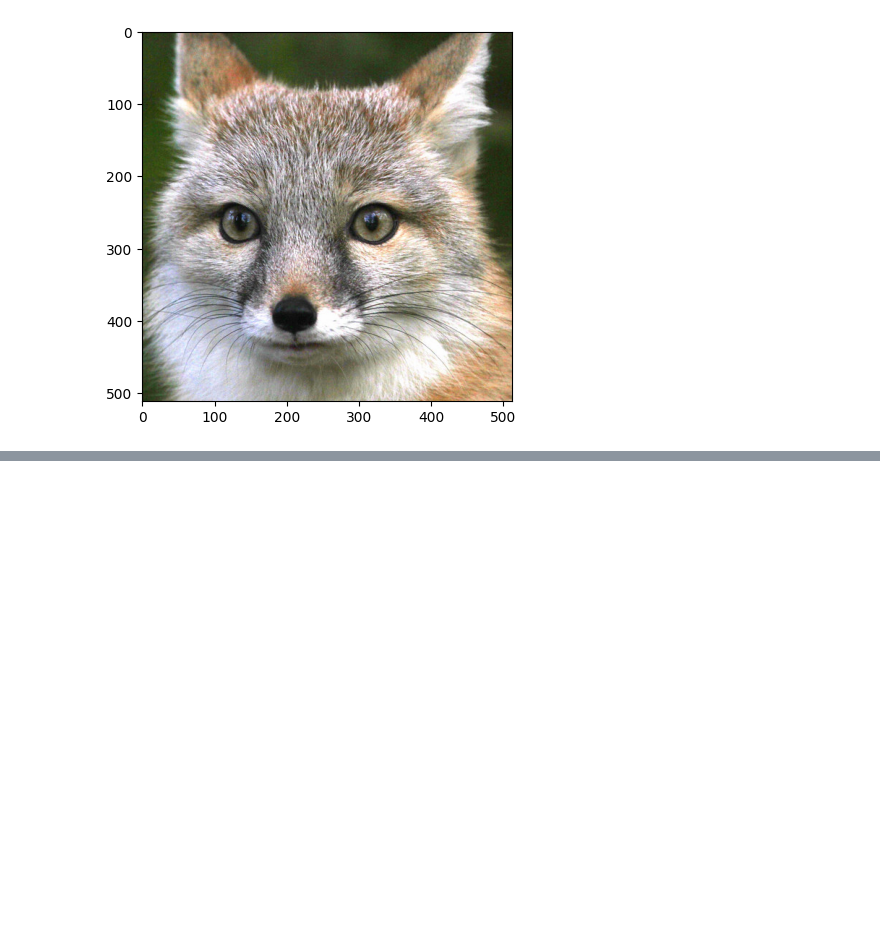
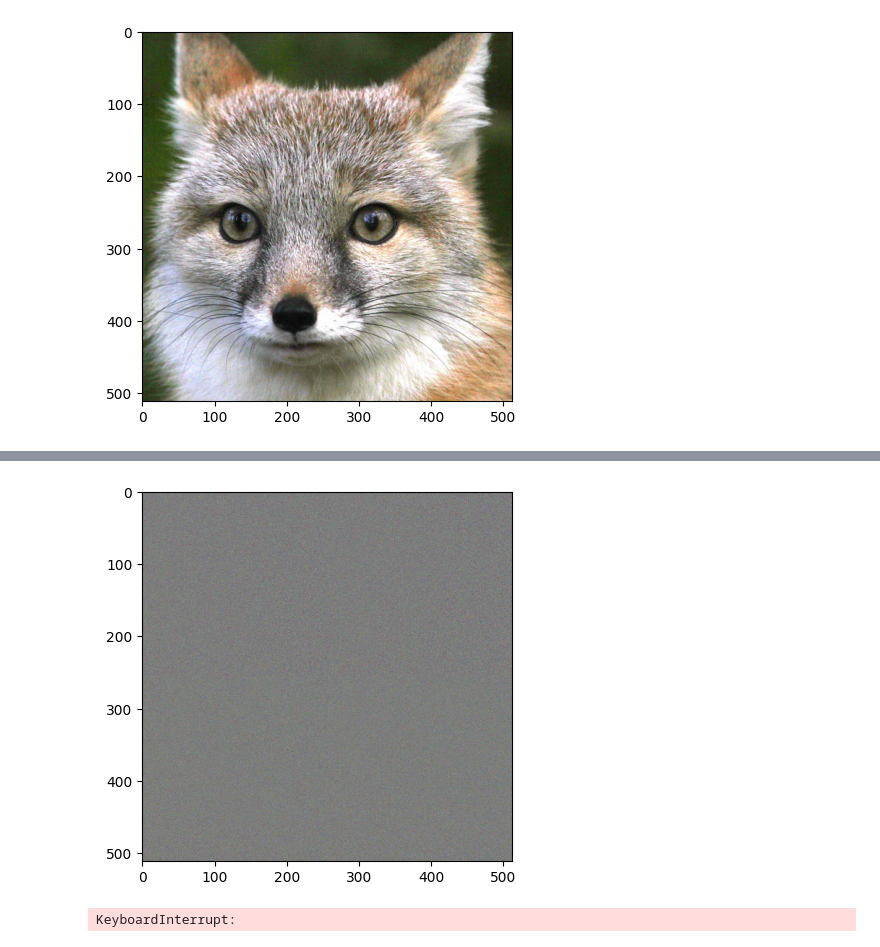
Before and after one commit to ycheon1101/my_research, a Jupyter notebook: coord_rgb/fourier_pytorch.ipynb, the cells around one changed output, grey strips where cells are left out. Cells and saved outputs as stored; diff of their text form; code cells hidden in the pictures; blank space fills up the shorter version.

```diff
--- a/coord_rgb/fourier_pytorch.ipynb
+++ b/coord_rgb/fourier_pytorch.ipynb
@@ -63,3 +64,67 @@ xy_grid = torch.tensor(xy_grid).unsqueeze(0).permute(0, 3, 1, 2).float().contigu
 # %% [output]
 cpu
 [figure]
+# %%
+class MLP(nn.Module):
+    def __init__(self, in_features, hidden_features, out_features):
+        super().__init__()
+
+        self.flatten = nn.Flatten()
+
+        self.neural_net = nn.Sequential(
+
+            # layer 1
+            nn.Linear(in_features, hidden_features),
+            nn.ReLU(),
+            nn.Dropout(p = 0.5),
+
+            # layer 2
+            nn.Linear(hidden_features, hidden_features),
+            nn.ReLU(),
+            nn.Dropout(p = 0.5),
+
+            # layer 3
+            nn.Linear(hidden_features, out_features),
+            nn.Sigmoid()
+
+        )
+
+    def forward(self, x):
+        return self.neural_net(x)
+
+# declare network
+net = MLP(in_features=2, hidden_features=1024, out_features=3)
+
+# criterion = nn.MSELoss()
+
+model = net
+
+
+
+optimizer = optim.Adam(model.parameters(), lr=0.01)
+
+for epoch in tqdm(range(400)):
+    optimizer.zero_grad()
+
+    # Reshape xy_grid from (1, 2, 512, 512) to (1*512*512, 2)
+    xy_grid_reshaped = xy_grid.view(1*512*512, 2)
+
+    # Pass the reshaped tensor through the model
+    generated = model(xy_grid_reshaped)
+
+    # Reshape the output back to (1, 3, 512, 512)
+    generated = generated.view(1, 3, 512, 512)
+
+    loss = torch.nn.functional.l1_loss(target, generated)
+
+    loss.backward()
+    optimizer.step()
+
+    if epoch % 100 == 0:
+      print('Epoch %d, loss = %.03f' % (epoch, float(loss)))
+      plt.imshow(tensor_to_numpy(generated[0]))
+      plt.show()
+
+
+model.eval()
+# %% [output]
@@ -65,0 +132,2 @@ cpu
+[figure, added]
+KeyboardInterrupt:
```
Also changed, not shown: parts of 2 cells of this notebook, 4 other files.
